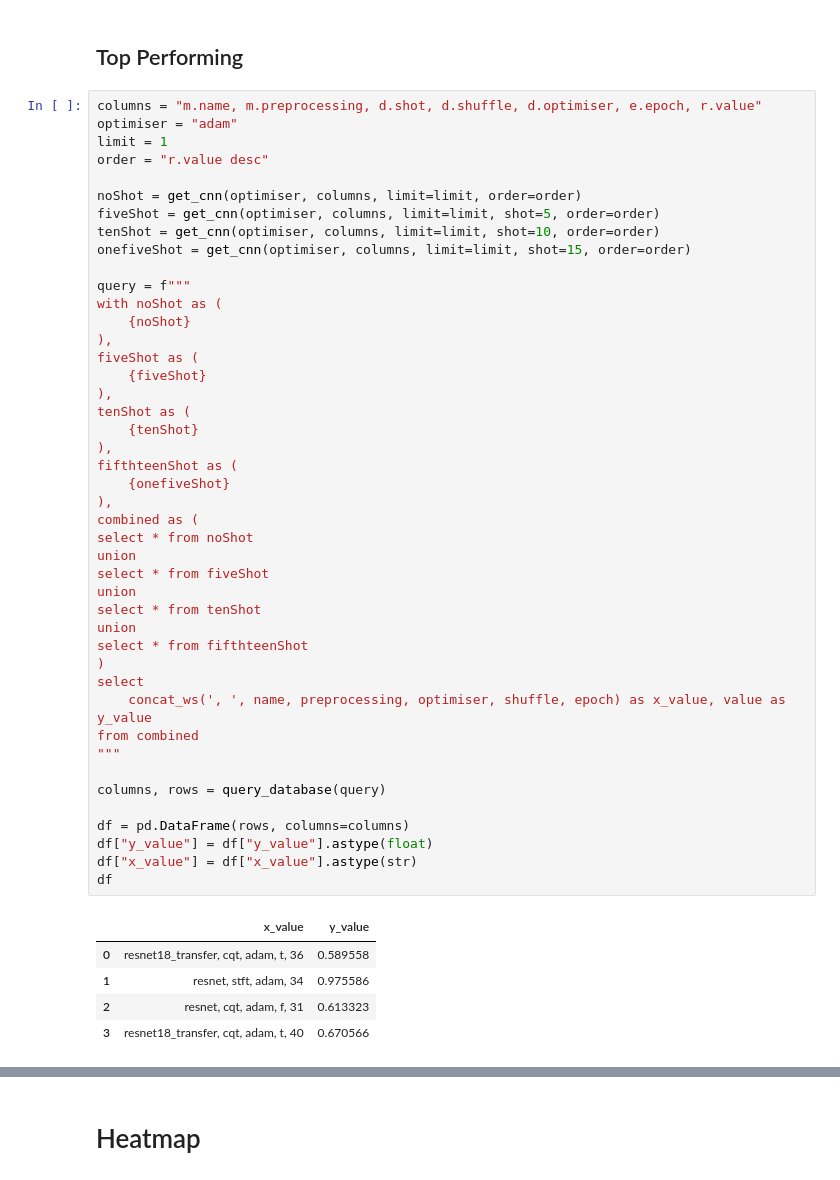
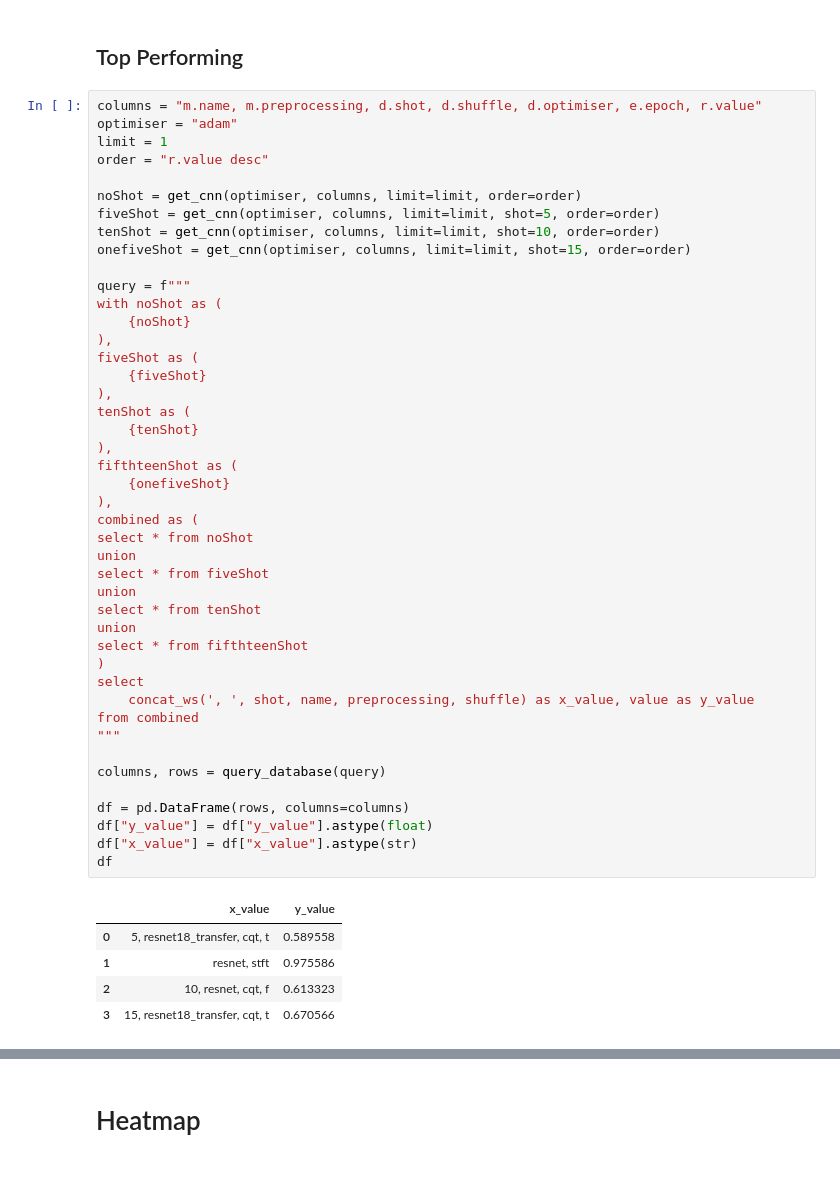
Before and after one commit to thomas-phillips/honours-research, a Jupyter notebook: src/graphing.ipynb, the cells around one changed output, grey strips where cells are left out. Cells and saved outputs as stored; diff of their text form.

```diff
--- a/src/graphing.ipynb
+++ b/src/graphing.ipynb
@@ -136,38 +163,38 @@ with noShot as (
 fiveShot as (
     {fiveShot}
 ),
 tenShot as (
     {tenShot}
 ),
 fifthteenShot as (
     {onefiveShot}
 ),
 combined as (
 select * from noShot
 union
 select * from fiveShot
 union
 select * from tenShot
 union
 select * from fifthteenShot
 )
 select
-    concat_ws(', ', name, preprocessing, optimiser, shuffle, epoch) as x_value, value as y_value
+    concat_ws(', ', shot, name, preprocessing, shuffle) as x_value, value as y_value
 from combined
 """
 
 columns, rows = query_database(query)
 
 df = pd.DataFrame(rows, columns=columns)
 df["y_value"] = df["y_value"].astype(float)
 df["x_value"] = df["x_value"].astype(str)
 df
 # %% [output]
 |  | x_value | y_value |
-| 0 | resnet18_transfer, cqt, adam, t, 36 | 0.589558 |
-| 1 | resnet, stft, adam, 34 | 0.975586 |
-| 2 | resnet, cqt, adam, f, 31 | 0.613323 |
-| 3 | resnet18_transfer, cqt, adam, t, 40 | 0.670566 |
+| 0 | 5, resnet18_transfer, cqt, t | 0.589558 |
+| 1 | resnet, stft | 0.975586 |
+| 2 | 10, resnet, cqt, f | 0.613323 |
+| 3 | 15, resnet18_transfer, cqt, t | 0.670566 |
 # %%
 x = df["x_value"]
 y = df["y_value"]
```
Also changed, not shown: parts of 21 cells of this notebook, 1 other file.
